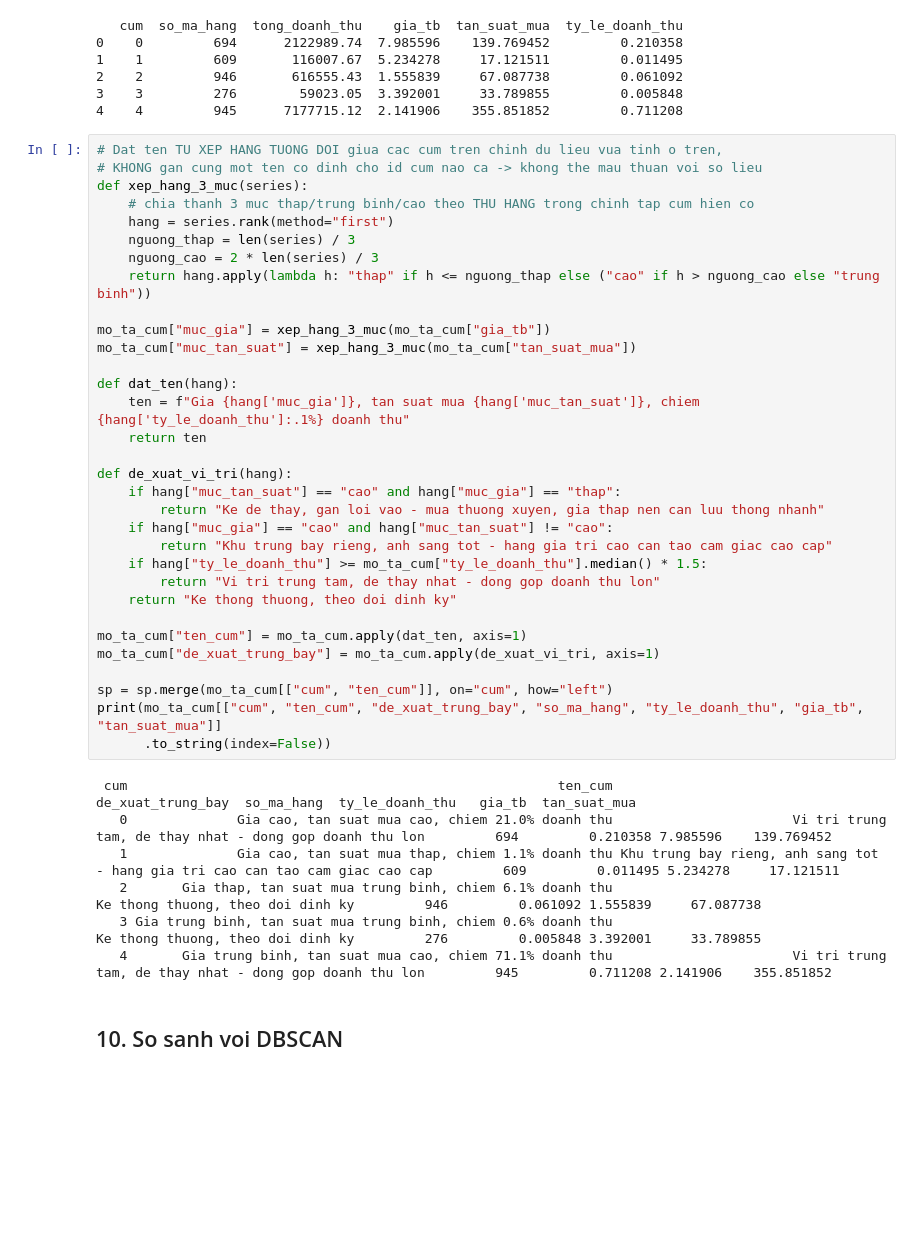
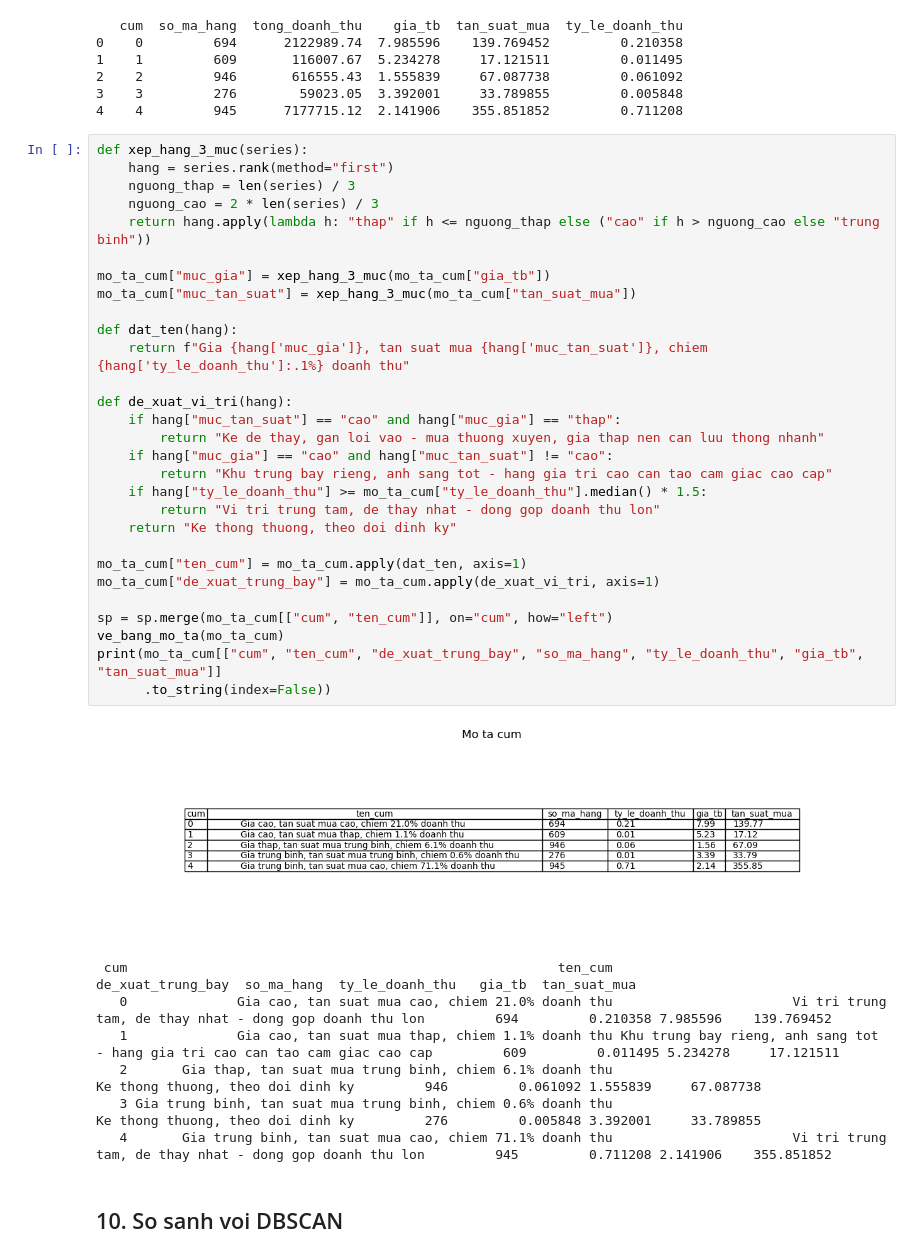
Before and after one commit to Qnhu2502/QuynhNhu_Lab_ML, a Jupyter notebook: Hoc may/03- Khong giam sat/TT-23/kmeans_san_pham.ipynb, the cells around one changed output. Saved outputs shown, nothing was run; the diff lists cells and outputs as text; blank space fills up the shorter version.

```diff
--- a/Hoc may/03- Khong giam sat/TT-23/kmeans_san_pham.ipynb
+++ b/Hoc may/03- Khong giam sat/TT-23/kmeans_san_pham.ipynb
@@ -218,38 +250,36 @@ print(mo_ta_cum)
 3    3         276        59023.05  3.392001     33.789855         0.005848
 4    4         945      7177715.12  2.141906    355.851852         0.711208
 # %%
-# Dat ten TU XEP HANG TUONG DOI giua cac cum tren chinh du lieu vua tinh o tren,
-# KHONG gan cung mot ten co dinh cho id cum nao ca -> khong the mau thuan voi so lieu
 def xep_hang_3_muc(series):
-    # chia thanh 3 muc thap/trung binh/cao theo THU HANG trong chinh tap cum hien co
     hang = series.rank(method="first")
     nguong_thap = len(series) / 3
     nguong_cao = 2 * len(series) / 3
     return hang.apply(lambda h: "thap" if h <= nguong_thap else ("cao" if h > nguong_cao else "trung binh"))
 
 mo_ta_cum["muc_gia"] = xep_hang_3_muc(mo_ta_cum["gia_tb"])
 mo_ta_cum["muc_tan_suat"] = xep_hang_3_muc(mo_ta_cum["tan_suat_mua"])
 
 def dat_ten(hang):
-    ten = f"Gia {hang['muc_gia']}, tan suat mua {hang['muc_tan_suat']}, chiem {hang['ty_le_doanh_thu']:.1%} doanh thu"
-    return ten
+    return f"Gia {hang['muc_gia']}, tan suat mua {hang['muc_tan_suat']}, chiem {hang['ty_le_doanh_thu']:.1%} doanh thu"
 
 def de_xuat_vi_tri(hang):
     if hang["muc_tan_suat"] == "cao" and hang["muc_gia"] == "thap":
         return "Ke de thay, gan loi vao - mua thuong xuyen, gia thap nen can luu thong nhanh"
     if hang["muc_gia"] == "cao" and hang["muc_tan_suat"] != "cao":
         return "Khu trung bay rieng, anh sang tot - hang gia tri cao can tao cam giac cao cap"
     if hang["ty_le_doanh_thu"] >= mo_ta_cum["ty_le_doanh_thu"].median() * 1.5:
         return "Vi tri trung tam, de thay nhat - dong gop doanh thu lon"
     return "Ke thong thuong, theo doi dinh ky"
 
 mo_ta_cum["ten_cum"] = mo_ta_cum.apply(dat_ten, axis=1)
 mo_ta_cum["de_xuat_trung_bay"] = mo_ta_cum.apply(de_xuat_vi_tri, axis=1)
 
 sp = sp.merge(mo_ta_cum[["cum", "ten_cum"]], on="cum", how="left")
+ve_bang_mo_ta(mo_ta_cum)
 print(mo_ta_cum[["cum", "ten_cum", "de_xuat_trung_bay", "so_ma_hang", "ty_le_doanh_thu", "gia_tb", "tan_suat_mua"]]
       .to_string(index=False))
 # %% [output]
+[figure, added]
  cum                                                       ten_cum                                                             de_xuat_trung_bay  so_ma_hang  ty_le_doanh_thu   gia_tb  tan_suat_mua
    0              Gia cao, tan suat mua cao, chiem 21.0% doanh thu                       Vi tri trung tam, de thay nhat - dong gop doanh thu lon         694         0.210358 7.985596    139.769452
    1              Gia cao, tan suat mua thap, chiem 1.1% doanh thu Khu trung bay rieng, anh sang tot - hang gia tri cao can tao cam giac cao cap         609         0.011495 5.234278     17.121511
```
Also changed, not shown: parts of 18 cells of this notebook, 2 other files.
